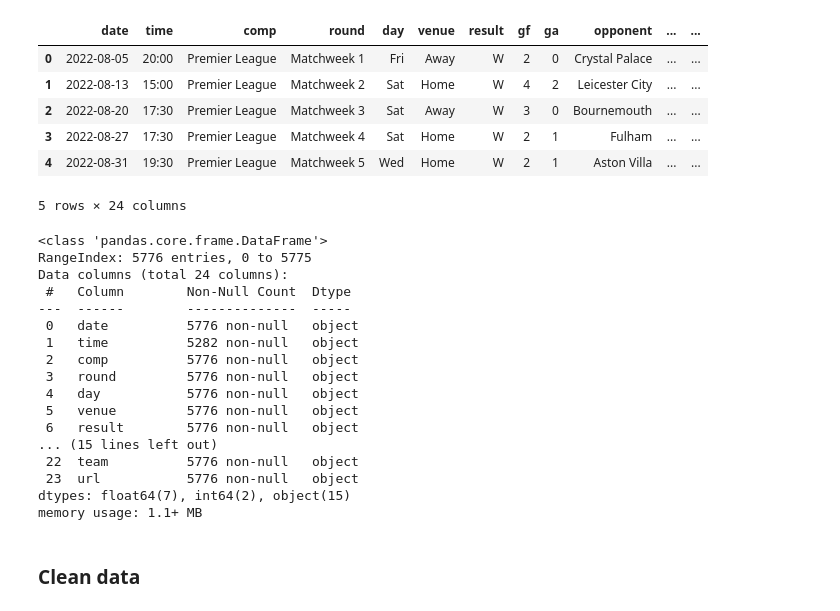
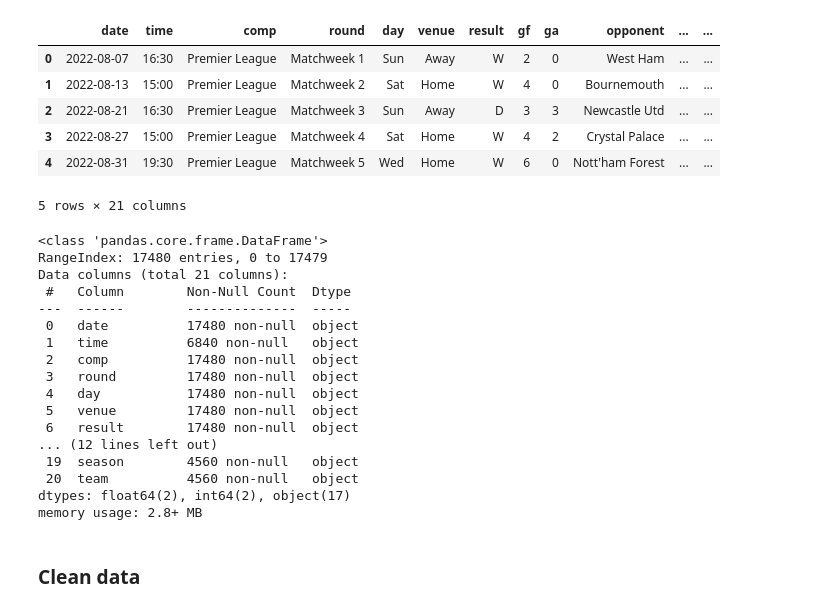
Before and after one commit to taiphanvan2k3/FootballPredict, a Jupyter notebook: src/clean_data.ipynb, the cells around one changed output. Saved outputs shown, nothing was run; the diff lists cells and outputs as text; code cells hidden in the pictures.

```diff
--- a/src/clean_data.ipynb
+++ b/src/clean_data.ipynb
@@ -1,36 +1,36 @@
 # %%
 import pandas as pd
 # %%
-match_df = pd.read_csv('../raw_data/all_clubs.csv')
+match_df = pd.read_csv('../raw_data/matches.csv')
 match_df.head()
 # %% [output]
 |  | date | time | comp | round | day | venue | result | gf | ga | opponent | ... | ... |
-| 0 | 2022-08-05 | 20:00 | Premier League | Matchweek 1 | Fri | Away | W | 2 | 0 | Crystal Palace | ... | ... |
-| 1 | 2022-08-13 | 15:00 | Premier League | Matchweek 2 | Sat | Home | W | 4 | 2 | Leicester City | ... | ... |
-| 2 | 2022-08-20 | 17:30 | Premier League | Matchweek 3 | Sat | Away | W | 3 | 0 | Bournemouth | ... | ... |
-| 3 | 2022-08-27 | 17:30 | Premier League | Matchweek 4 | Sat | Home | W | 2 | 1 | Fulham | ... | ... |
-| 4 | 2022-08-31 | 19:30 | Premier League | Matchweek 5 | Wed | Home | W | 2 | 1 | Aston Villa | ... | ... |
+| 0 | 2022-08-07 | 16:30 | Premier League | Matchweek 1 | Sun | Away | W | 2 | 0 | West Ham | ... | ... |
+| 1 | 2022-08-13 | 15:00 | Premier League | Matchweek 2 | Sat | Home | W | 4 | 0 | Bournemouth | ... | ... |
+| 2 | 2022-08-21 | 16:30 | Premier League | Matchweek 3 | Sun | Away | D | 3 | 3 | Newcastle Utd | ... | ... |
+| 3 | 2022-08-27 | 15:00 | Premier League | Matchweek 4 | Sat | Home | W | 4 | 2 | Crystal Palace | ... | ... |
+| 4 | 2022-08-31 | 19:30 | Premier League | Matchweek 5 | Wed | Home | W | 6 | 0 | Nott'ham Forest | ... | ... |
-5 rows × 24 columns
+5 rows × 21 columns
 # %%
 match_df.info()
 # %% [output]
 <class 'pandas.core.frame.DataFrame'>
-RangeIndex: 5776 entries, 0 to 5775
-Data columns (total 24 columns):
+RangeIndex: 17480 entries, 0 to 17479
+Data columns (total 21 columns):
  #   Column        Non-Null Count  Dtype
 ---  ------        --------------  -----
- 0   date          5776 non-null   object
- 1   time          5282 non-null   object
- 2   comp          5776 non-null   object
- 3   round         5776 non-null   object
- 4   day           5776 non-null   object
- 5   venue         5776 non-null   object
- 6   result        5776 non-null   object
-... (15 lines left out)
- 22  team          5776 non-null   object
- 23  url           5776 non-null   object
-dtypes: float64(7), int64(2), object(15)
-memory usage: 1.1+ MB
+ 0   date          17480 non-null  object
+ 1   time          6840 non-null   object
+ 2   comp          17480 non-null  object
+ 3   round         17480 non-null  object
+ 4   day           17480 non-null  object
+ 5   venue         17480 non-null  object
+ 6   result        17480 non-null  object
+... (12 lines left out)
+ 19  season        4560 non-null   object
+ 20  team          4560 non-null   object
+dtypes: float64(2), int64(2), object(17)
+memory usage: 2.8+ MB
 # %% [markdown]
 ### Clean data
 # %% [markdown]
```
Also changed, not shown: parts of 4 cells of this notebook, 25 other files.
